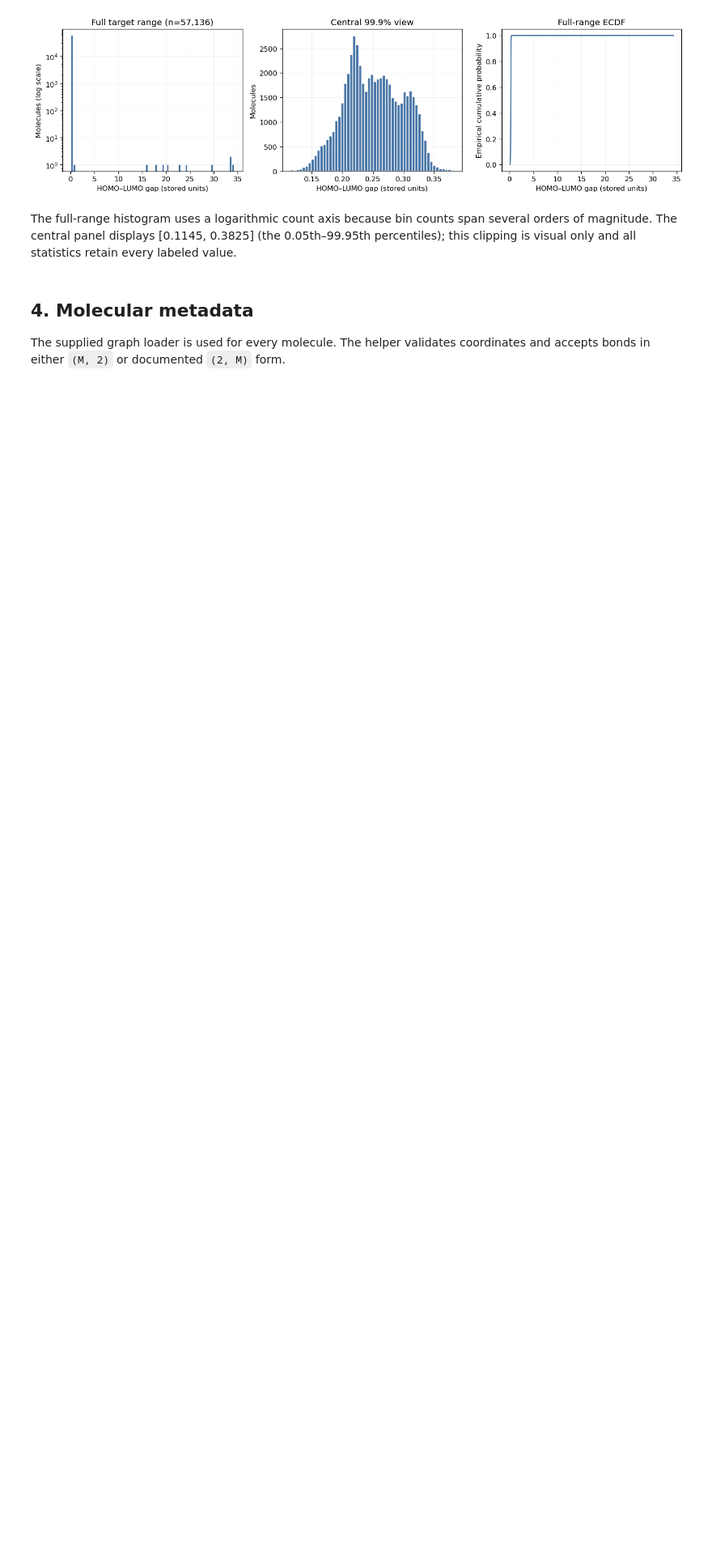
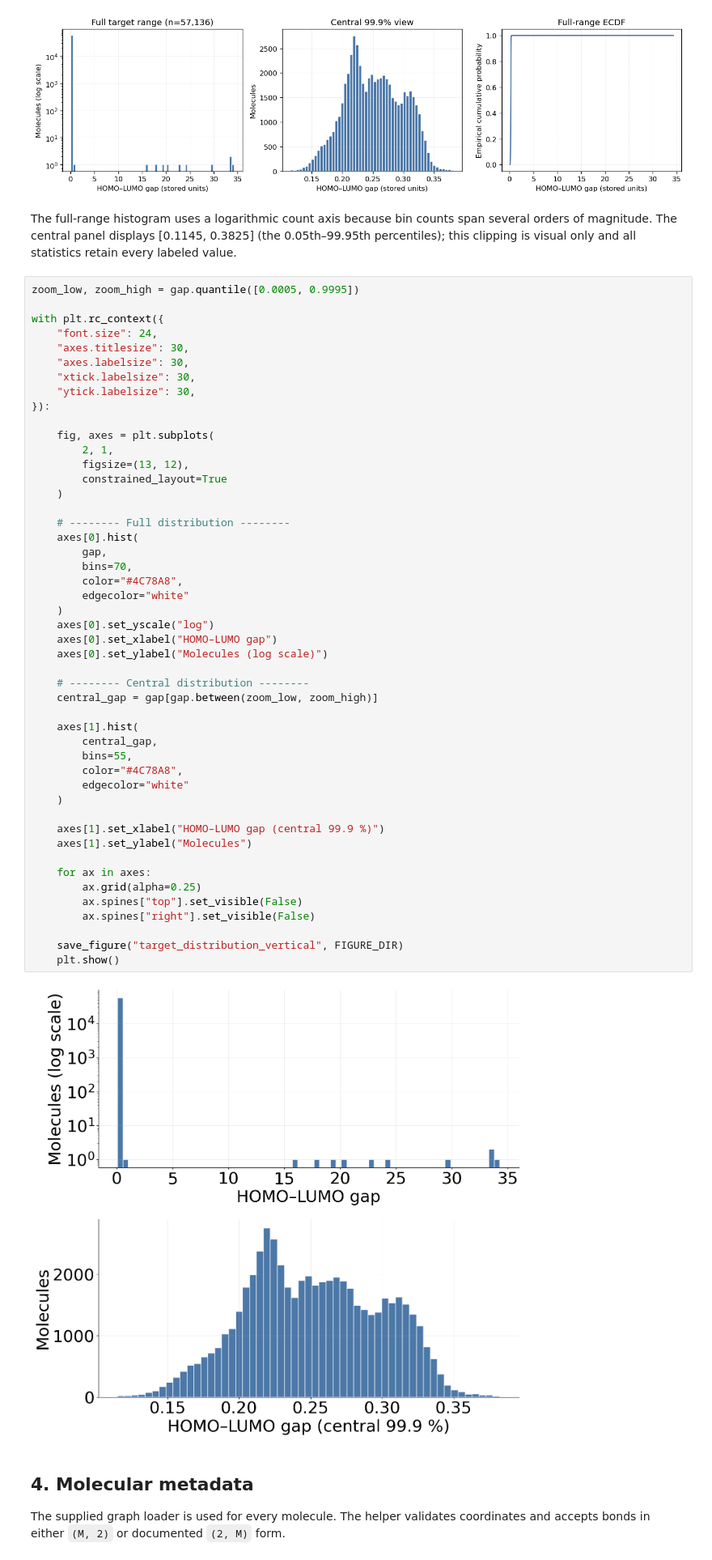
Before and after one commit to leonardodibari/MindTheGap, a Jupyter notebook: notebooks/01_preliminary_data_analysis.ipynb, the cells around one changed output. Shown at 81% size. Cells and saved outputs as stored; diff of their text form; blank space fills up the shorter version.

```diff
--- a/notebooks/01_preliminary_data_analysis.ipynb
+++ b/notebooks/01_preliminary_data_analysis.ipynb
@@ -162,6 +162,56 @@ display(Markdown(
 | IQR_outliers | 42.000000 |
 [figure]
 The full-range histogram uses a logarithmic count axis because bin counts span several orders of magnitude. The central panel displays [0.1145, 0.3825] (the 0.05th–99.95th percentiles); this clipping is visual only and all statistics retain every labeled value.
+# %%
+zoom_low, zoom_high = gap.quantile([0.0005, 0.9995])
+
+with plt.rc_context({
+    "font.size": 24,
+    "axes.titlesize": 30,
+    "axes.labelsize": 30,
+    "xtick.labelsize": 30,
+    "ytick.labelsize": 30,
+}):
+
+    fig, axes = plt.subplots(
+        2, 1,
+        figsize=(13, 12),
+        constrained_layout=True
+    )
+
+    # -------- Full distribution --------
+    axes[0].hist(
+        gap,
+        bins=70,
+        color="#4C78A8",
+        edgecolor="white"
+    )
+    axes[0].set_yscale("log")
+    axes[0].set_xlabel("HOMO–LUMO gap")
+    axes[0].set_ylabel("Molecules (log scale)")
+
+    # -------- Central distribution --------
+    central_gap = gap[gap.between(zoom_low, zoom_high)]
+
+    axes[1].hist(
+        central_gap,
+        bins=55,
+        color="#4C78A8",
+        edgecolor="white"
+    )
+
+    axes[1].set_xlabel("HOMO–LUMO gap (central 99.9 %)")
+    axes[1].set_ylabel("Molecules")
+
+    for ax in axes:
+        ax.grid(alpha=0.25)
+        ax.spines["top"].set_visible(False)
+        ax.spines["right"].set_visible(False)
+
+    save_figure("target_distribution_vertical", FIGURE_DIR)
+    plt.show()
+# %% [output]
+[figure, added]
 # %% [markdown]
 ## 4. Molecular metadata
 
```
Also changed, not shown: parts of 2 cells of this notebook, 6 other files.
